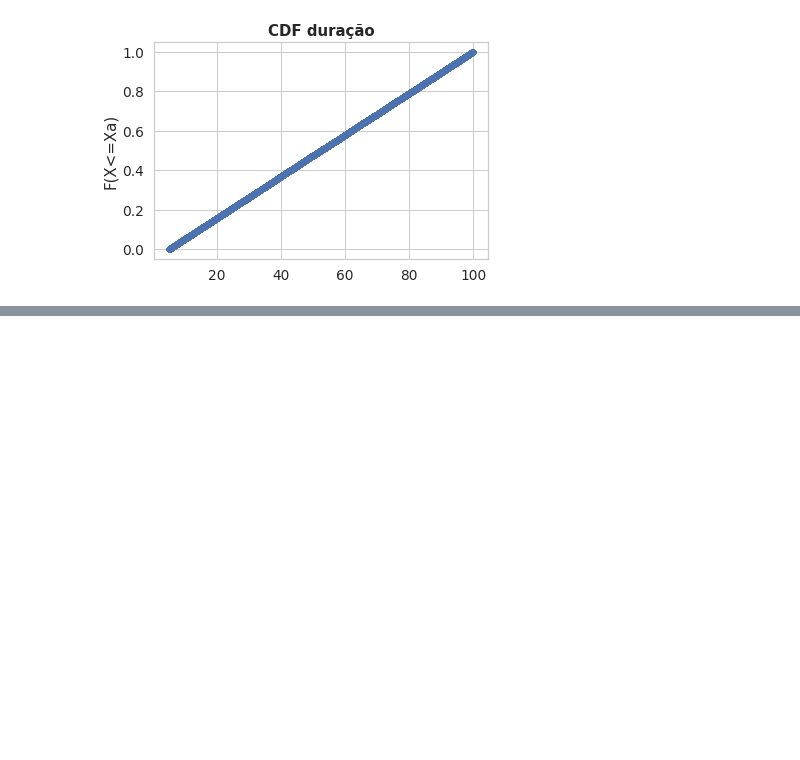
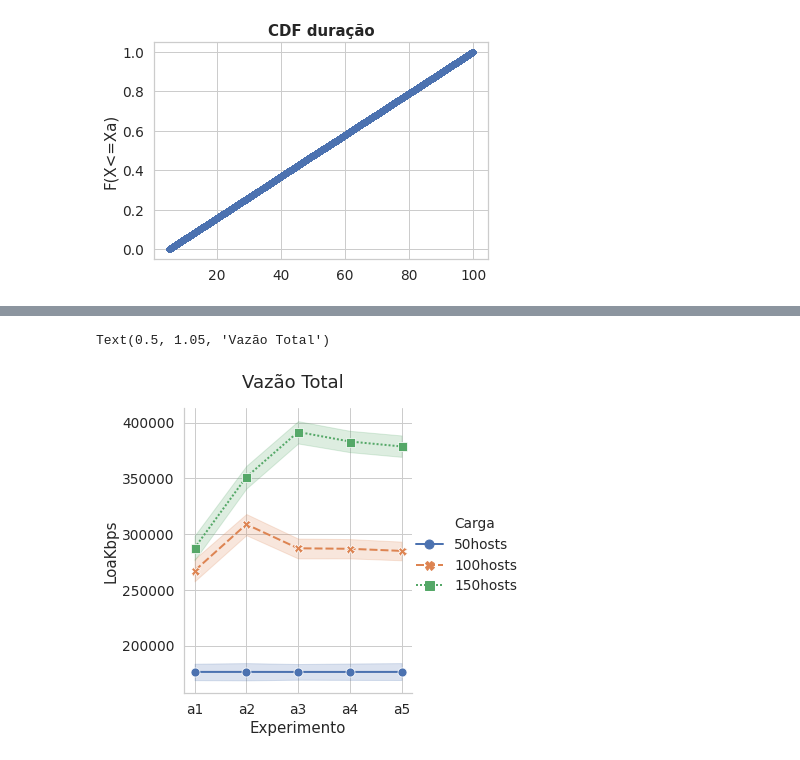
Before and after one commit to pedrobellotti/iperftestes, a Jupyter notebook: Simulacao/NovoArtigo/analiseEstavel.ipynb, the cells around one changed output, grey strips where cells are left out. Drawn from its saved outputs; the diff is of its cells as text; code cells hidden in the pictures; blank space fills up the shorter version.

Commit message:
add gráfico vazao total

```diff
--- a/Simulacao/NovoArtigo/analiseEstavel.ipynb
+++ b/Simulacao/NovoArtigo/analiseEstavel.ipynb
@@ -412,3 +412,7 @@ grafico = plt.title("CDF duração")
 plt.show()
 # %% [output]
 [figure]
+# %%
+df_hw = read_df_hw()
+df_hw.reset_index(inplace = True)
+df_hw
@@ -414,0 +438,4 @@ plt.show()
+# %%
+df_sw = read_df_sw()
+df_sw.reset_index(inplace = True)
+df_sw
@@ -414,0 +461,3 @@ plt.show()
+# %%
+df_sw = df_sw.append(df_hw)
+df_sw
@@ -414,0 +483,5 @@ plt.show()
+# %%
+df_sw.groupby(["Carga", "Experimento", "LoaKbps"]).sum()
+df_sw = df_sw.loc[(df_sw["LoaKbps"]!=0)]
+df_sw.drop(columns=['NumSW'], inplace = True)
+df_sw
@@ -414,0 +511,9 @@ plt.show()
+# %%
+snsplt = sns.relplot(x="Experimento", y="LoaKbps",
+            hue="Carga",
+            kind="line", legend="full", data=df_sw, ci=95, style="Carga", markers=True)
+snsplt.fig.suptitle('Vazão Total', y=1.05)
+#snsplt.set(ylim=(0,1.05))"
+# %% [output]
+Text(0.5, 1.05, 'Vazão Total')
+[figure, added]
```
Also changed, not shown: parts of 4 cells of this notebook.
